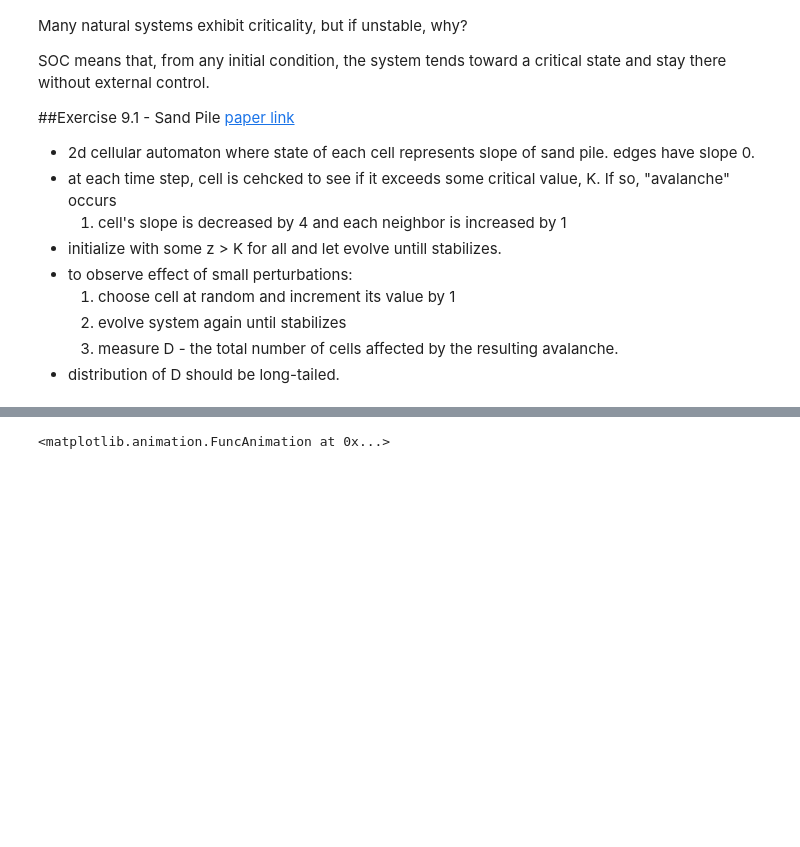
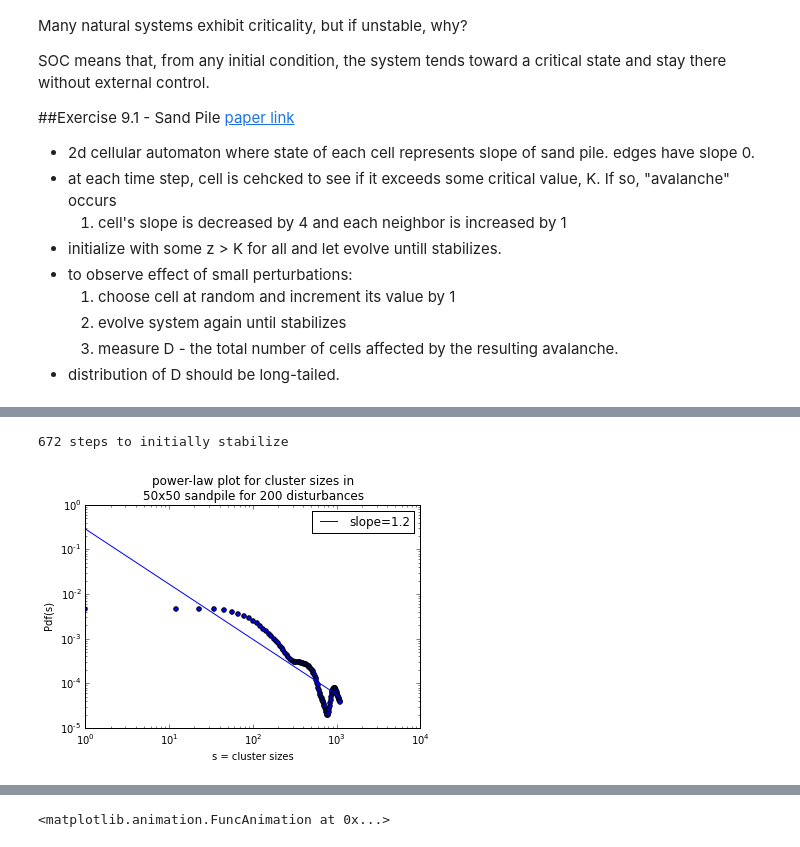
Before and after one commit to goodwordalchemy/ThinkComplexity, a Jupyter notebook: code/chap09_self_organized_criticality.ipynb, the cells around one changed output, grey strips where cells are left out. Cells and saved outputs as stored; diff of their text form; code cells hidden in the pictures; blank space fills up the shorter version.

```diff
--- a/code/chap09_self_organized_criticality.ipynb
+++ b/code/chap09_self_organized_criticality.ipynb
@@ -76,0 +104,46 @@ for i in range(20):
+# %%
+def fit(xs, ys):
+    log_xs = np.log10(xs)
+    log_ys = np.log10(ys)
+    while True:
+        if np.all(np.isfinite(log_xs)) and \
+                np.all(np.isfinite(log_ys)):
+            break
+        log_ys = np.delete(log_ys, -1)
+        log_xs = np.delete(log_xs, -1)
+    p = np.polyfit(log_xs, log_ys, 1)
+
+    fit_ys = [np.power(x,p[0])*np.power(10,p[1]) for x in xs]
+    return p, xs, fit_ys
+
+def plot_cluster_sizes(n=50, ntrials=100, plot=True):
+    sp = SandPile(n=n)
+    print sp.stabilize(), 'steps to initially stabilize'
+    sizes = []
+    for i in range(ntrials):
+        size, _ = sp.disturb()
+        sizes.append(size)
+    cdf = thinkstats.EstimatedPdf(sizes)
+    sizes, probs = zip(*cdf.Items())
+    poly, fitted_sizes, fitted_probs = fit(sizes, probs)
+    if plot:
+        fig, ax = plt.subplots()
+        ax.plot(fitted_sizes, fitted_probs, label='slope=%.2g'%(-poly[0]))
+        ax.scatter(sizes, probs)
+#         thinkplot.Pmf(cdf)
+        ax.legend(loc='best')
+        ax.set_xscale('log')
+        ax.set_yscale('log')
+        ax.set_ylabel('Pdf(s)')
+        ax.set_xlabel('s = cluster sizes')
+        ax.set_title('power-law plot for cluster sizes in\n'+
+                     '%dx%d sandpile for %d disturbances'%(n,n,ntrials))
+
+    return cdf, poly
+plot_cluster_sizes(n=50, ntrials=200)
+# plot_cluster_sizes(ntrials=100)
+# plot_cluster_sizes(ntrials=200)
+plt.show()
+# %% [output]
+672 steps to initially stabilize
+[figure, added]
```
Also changed, not shown: parts of 11 cells of this notebook, 3 other files.
